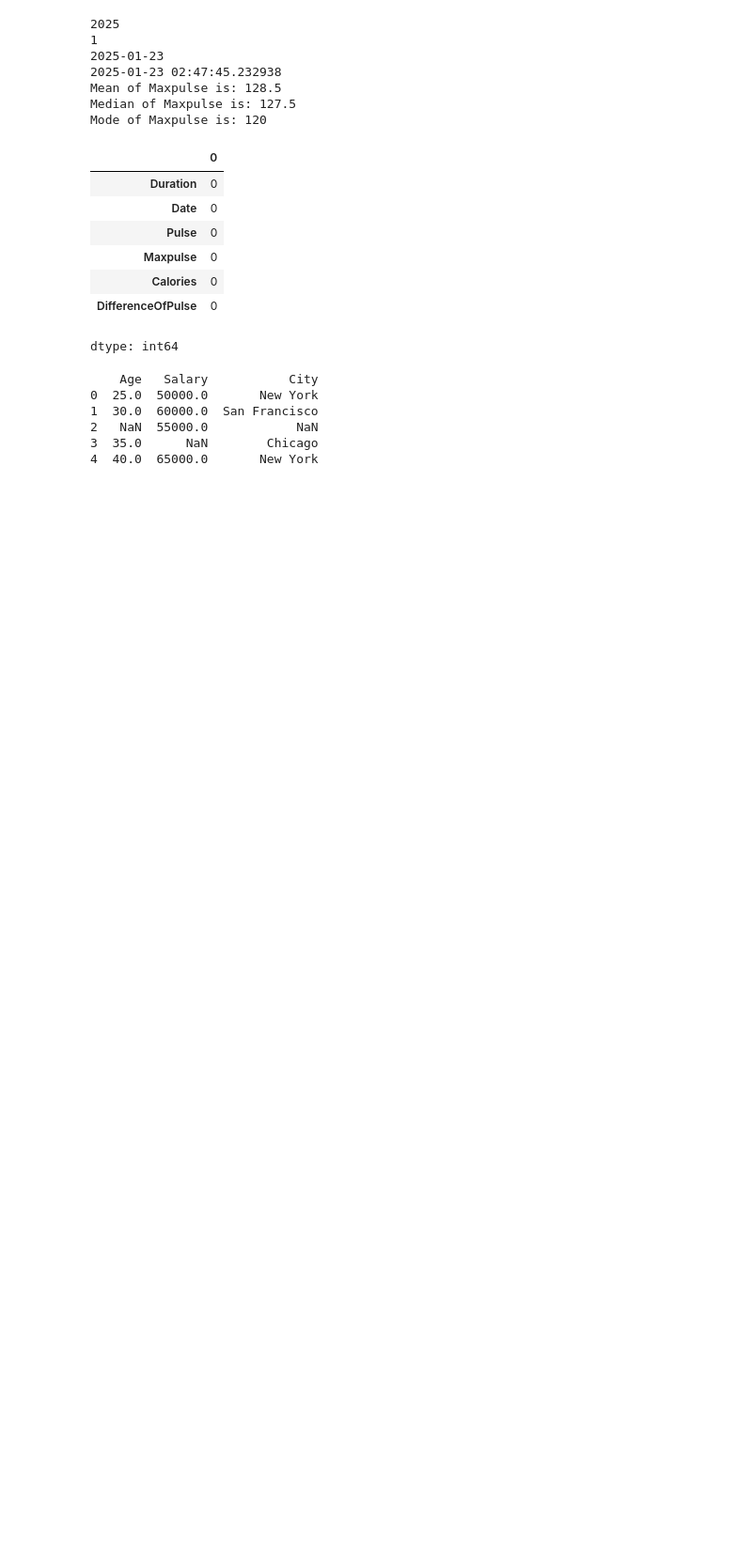
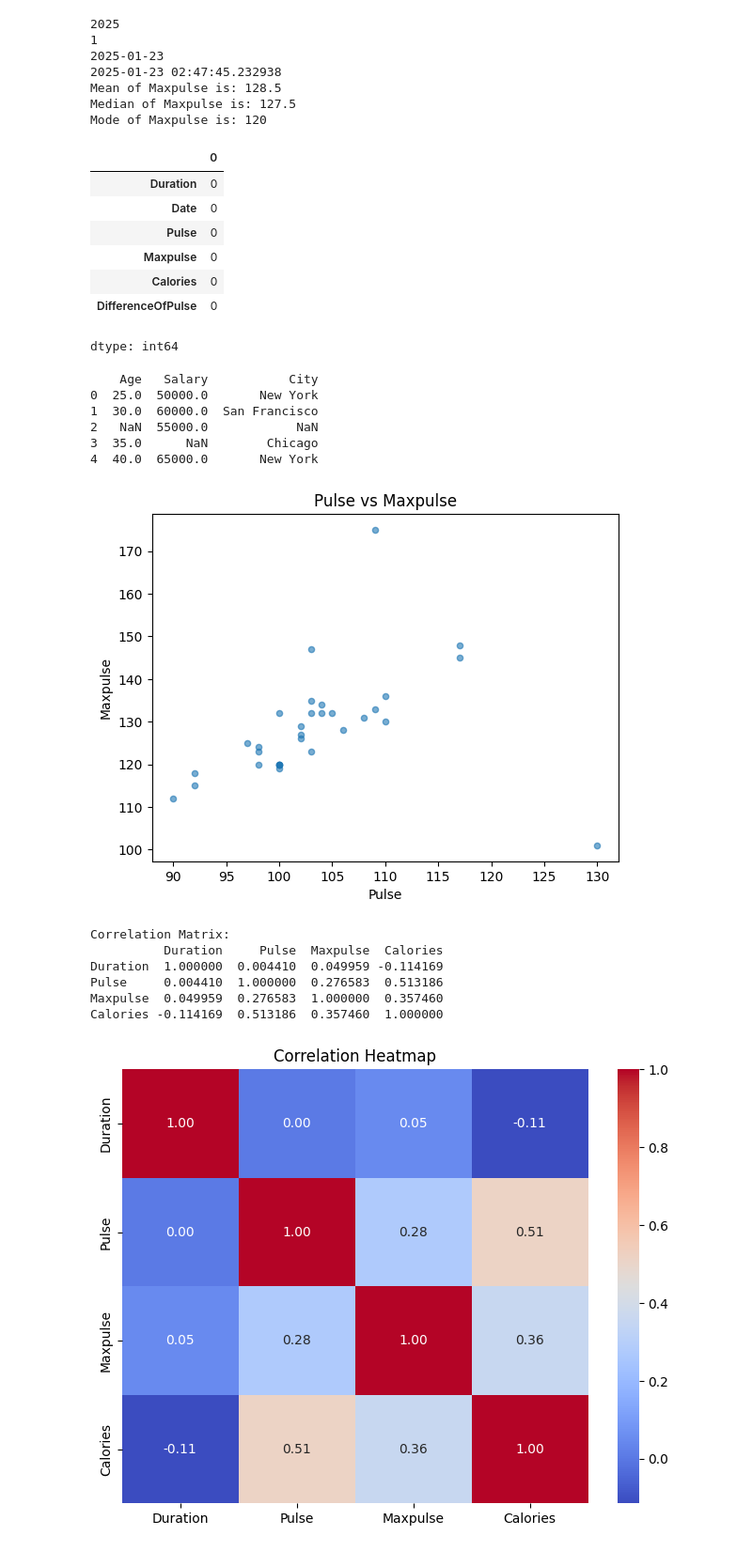
Before and after one commit to sora11023539/cctb, a Jupyter notebook: hello_world.ipynb, the cells around one changed output. Shown: that part at 94% size. Cells and saved outputs as stored; diff of their text form; code cells hidden in the pictures; blank space fills up the shorter version.

```diff
--- a/hello_world.ipynb
+++ b/hello_world.ipynb
@@ -69,3 +69,37 @@ print(tempData)
 2   NaN  55000.0            NaN
 3  35.0      NaN        Chicago
 4  40.0  65000.0       New York
+# %%
+import matplotlib.pyplot as plt
+import pandas as pd
+import seaborn as sns
+
+url = "https://raw.githubusercontent.com/sora11023539/cctb/refs/heads/main/exercise_data.csv"
+data = pd.read_csv(url)
+
+data.plot(kind='scatter', x='Pulse', y='Maxpulse', alpha=0.6)
+plt.title('Pulse vs Maxpulse')
+plt.show()
+
+numerical_data = data.drop(columns=['Date'])
+numerical_data.head()
+
+# Generate the correlation matrix
+correlation_matrix = numerical_data.corr()
+print("Correlation Matrix:")
+print(correlation_matrix)
+
+plt.figure(figsize=(8, 6))
+sns.heatmap(correlation_matrix, annot=True, cmap='coolwarm', fmt=".2f")
+
+plt.title('Correlation Heatmap')
+plt.show()
+# %% [output]
+[figure, added]
+Correlation Matrix:
+          Duration     Pulse  Maxpulse  Calories
+Duration  1.000000  0.004410  0.049959 -0.114169
+Pulse     0.004410  1.000000  0.276583  0.513186
+Maxpulse  0.049959  0.276583  1.000000  0.357460
+Calories -0.114169  0.513186  0.357460  1.000000
+[figure, added]
```
